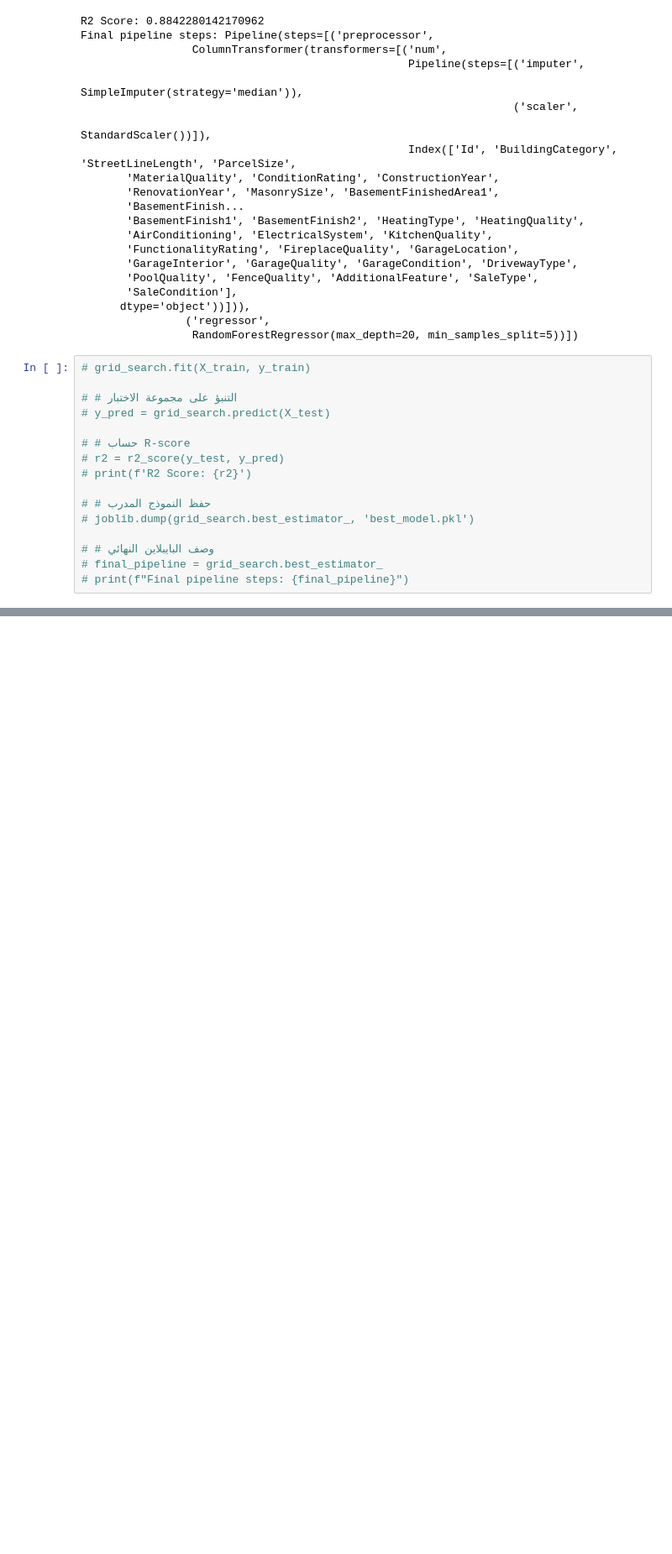
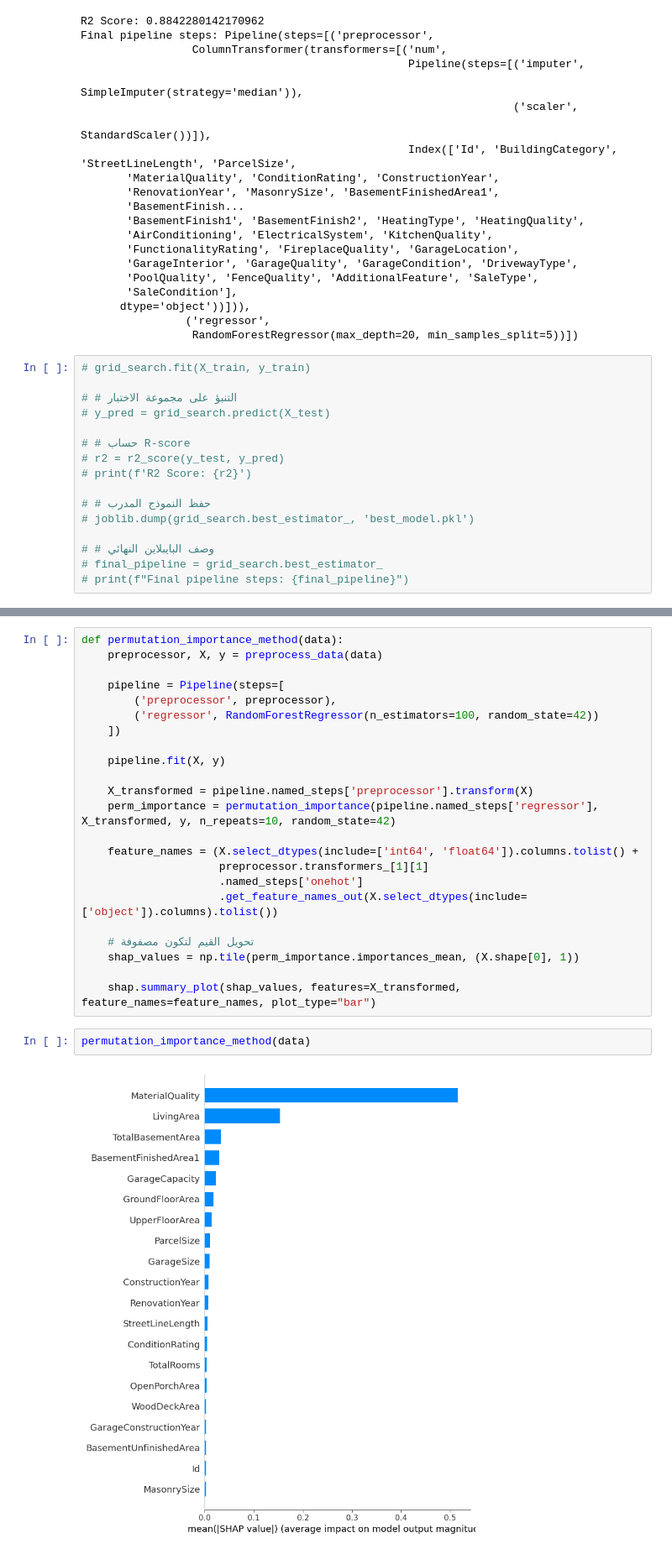
Before and after one commit to tonybotros1/ML-HM1, a Jupyter notebook: code.ipynb, the cells around one changed output, grey strips where cells are left out. Shown at 84% size. Drawn from its saved outputs; the diff is of its cells as text; blank space fills up the shorter version.

```diff
--- a/code.ipynb
+++ b/code.ipynb
@@ -234,0 +340,27 @@ Final pipeline steps: Pipeline(steps=[('preprocessor',
+# %%
+def permutation_importance_method(data):
+    preprocessor, X, y = preprocess_data(data)
+
+    pipeline = Pipeline(steps=[
+        ('preprocessor', preprocessor),
+        ('regressor', RandomForestRegressor(n_estimators=100, random_state=42))
+    ])
+
+    pipeline.fit(X, y)
+
+    X_transformed = pipeline.named_steps['preprocessor'].transform(X)
+    perm_importance = permutation_importance(pipeline.named_steps['regressor'], X_transformed, y, n_repeats=10, random_state=42)
+
+    feature_names = (X.select_dtypes(include=['int64', 'float64']).columns.tolist() +
+                     preprocessor.transformers_[1][1]
+                     .named_steps['onehot']
+                     .get_feature_names_out(X.select_dtypes(include=['object']).columns).tolist())
+
+    # تحويل القيم لتكون مصفوفة
+    shap_values = np.tile(perm_importance.importances_mean, (X.shape[0], 1))
+
+    shap.summary_plot(shap_values, features=X_transformed, feature_names=feature_names, plot_type="bar")
+# %%
+permutation_importance_method(data)
+# %% [output]
+[figure, added]
```
Also changed, not shown: parts of 24 cells of this notebook.
